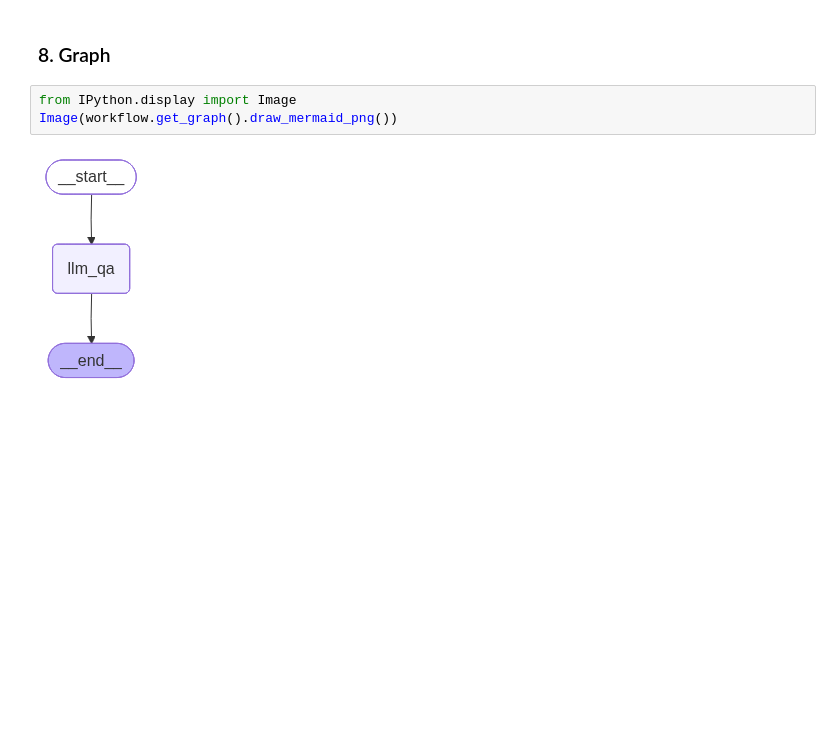
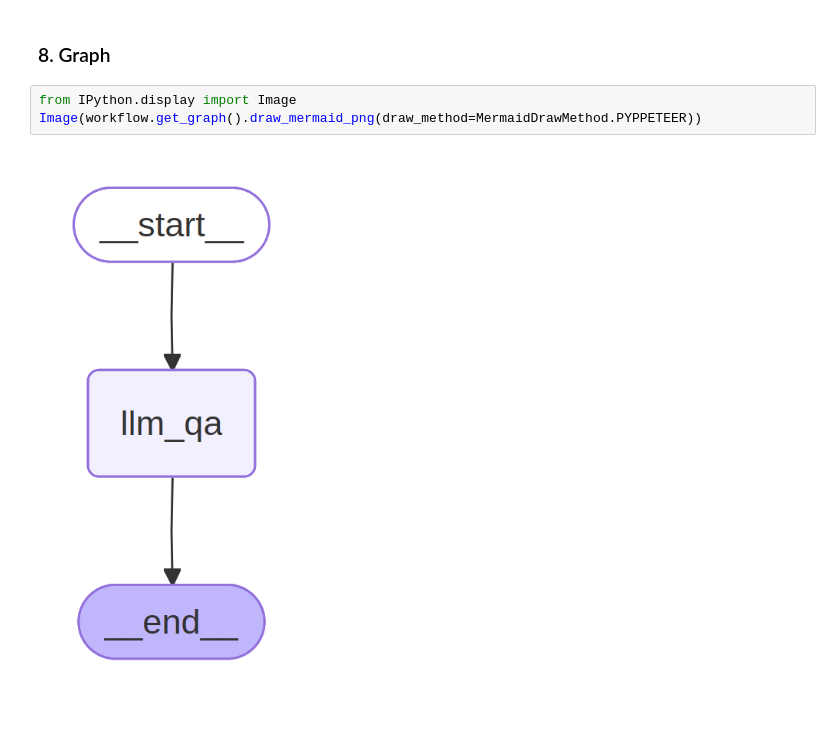
Before and after one commit to SWi7CHbladE/Langraph_Automation_exercise, a Jupyter notebook: 2.sequential.ipynb, the cells around one changed output. Cells and saved outputs as stored; diff of their text form; blank space fills up the shorter version.

```diff
--- a/2.sequential.ipynb
+++ b/2.sequential.ipynb
@@ -88,6 +95,6 @@ Ollama is an open-source software package for machine learning and data analysis
 ### 8. Graph
 # %%
 from IPython.display import Image
-Image(workflow.get_graph().draw_mermaid_png())
+Image(workflow.get_graph().draw_mermaid_png(draw_method=MermaidDrawMethod.PYPPETEER))
 # %% [output]
-[figure, old version]
+[figure, new version]
```
Also changed, not shown: parts of 3 cells of this notebook, 5 other files.
